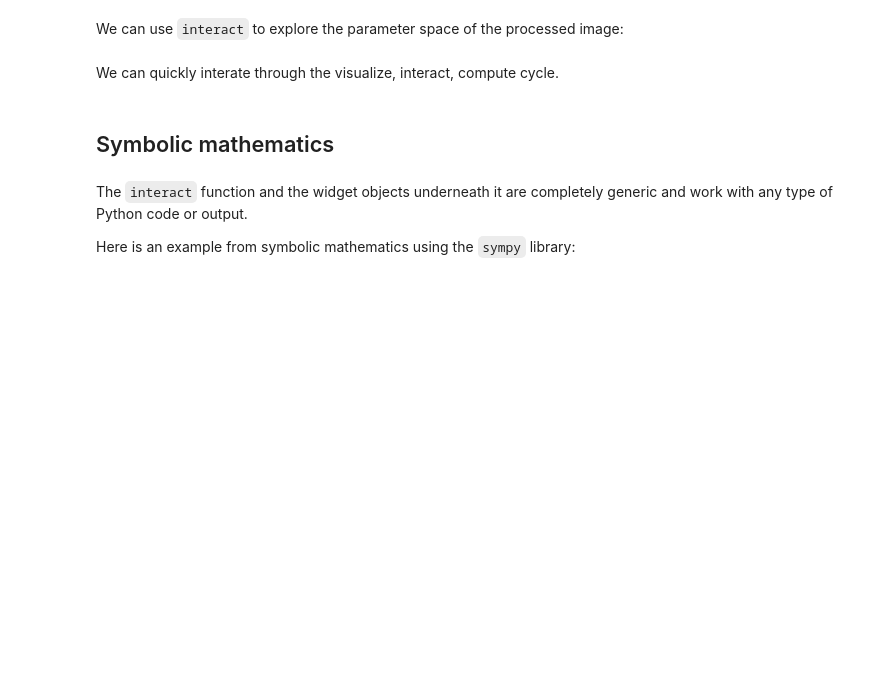
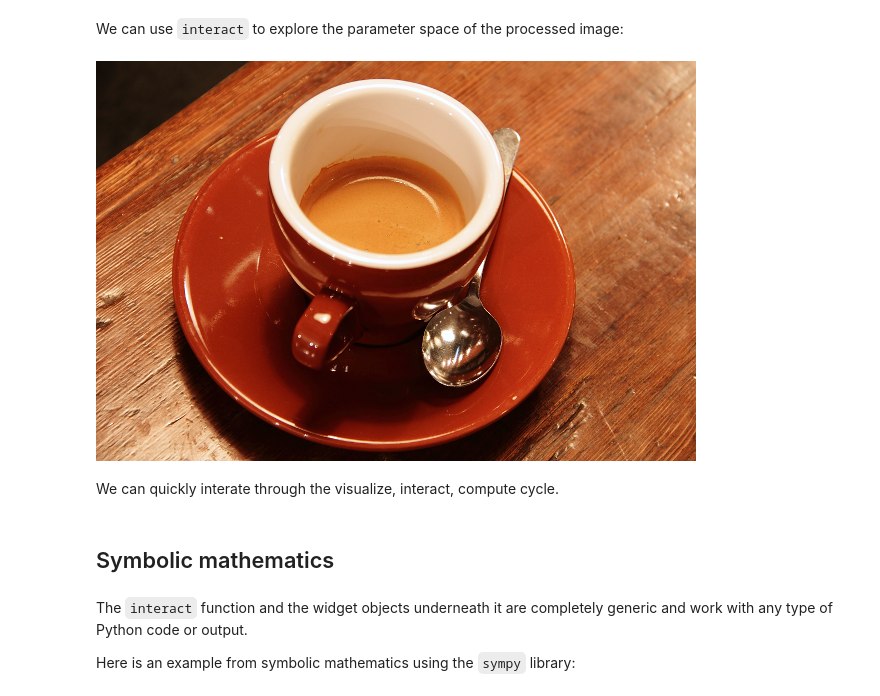
Before and after one commit to ellisonbg/jupyter-talks, a Jupyter notebook: Interaction.ipynb, the cells around one changed output. Saved outputs shown, nothing was run; the diff lists cells and outputs as text; code cells hidden in the pictures; blank space fills up the shorter version.

```diff
--- a/Interaction.ipynb
+++ b/Interaction.ipynb
@@ -41,7 +46,9 @@ new_i
 We can use `interact` to explore the parameter space of the processed image:
 # %%
 lims = (0.0,1.0,0.01)
-interact(edit_image, image=fixed(i), sigma=(0.0,10.0,0.1), r=lims, g=lims, b=lims);
+interact(edit_image, image=fixed(i), sigma=(0.0,5.0,0.1), r=lims, g=lims, b=lims);
+# %% [output]
+[figure, added]
 # %% [markdown]
 We can quickly interate through the visualize, interact, compute cycle.
 # %% [markdown]
```
Also changed, not shown: parts of 12 cells of this notebook, 11 other files.
